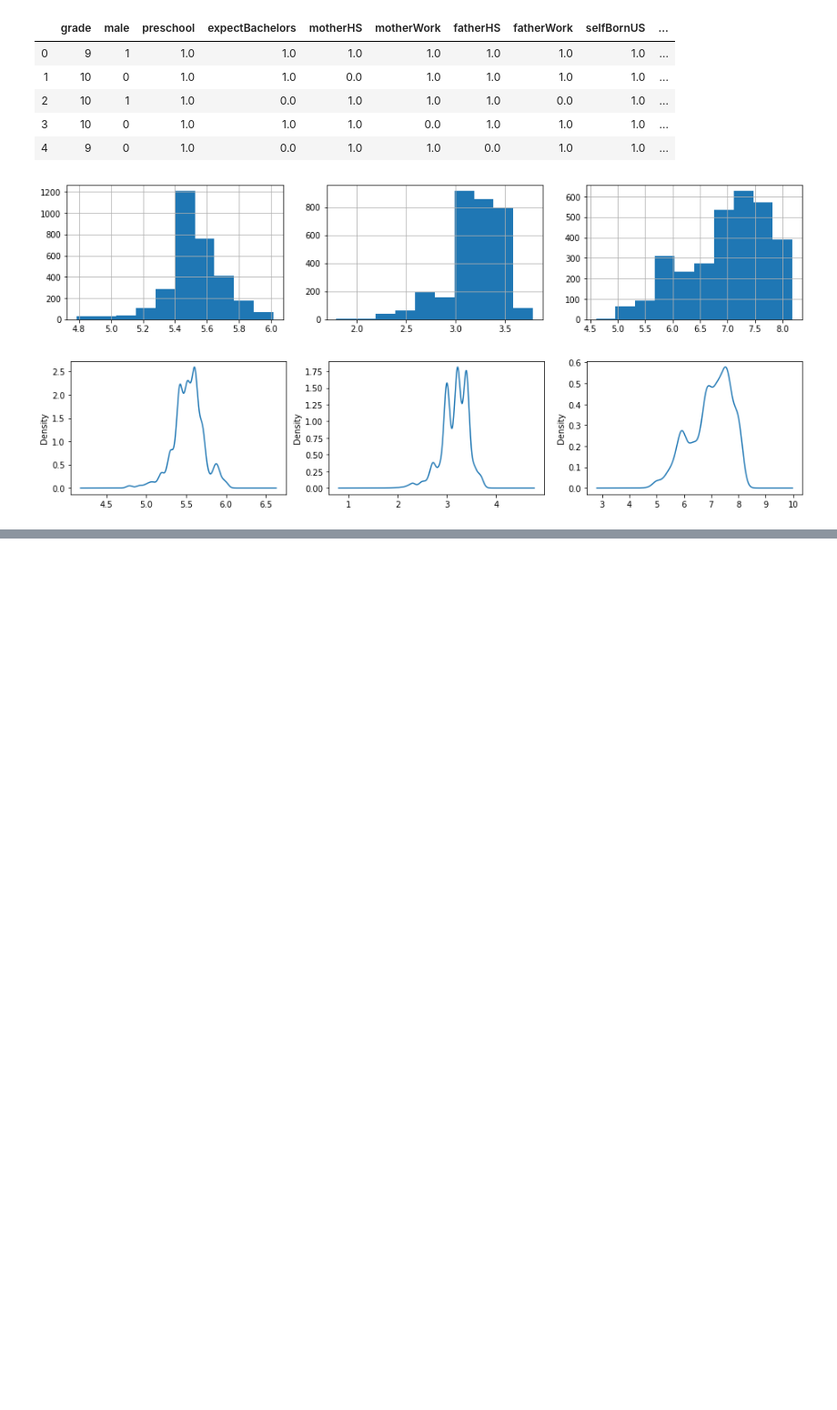
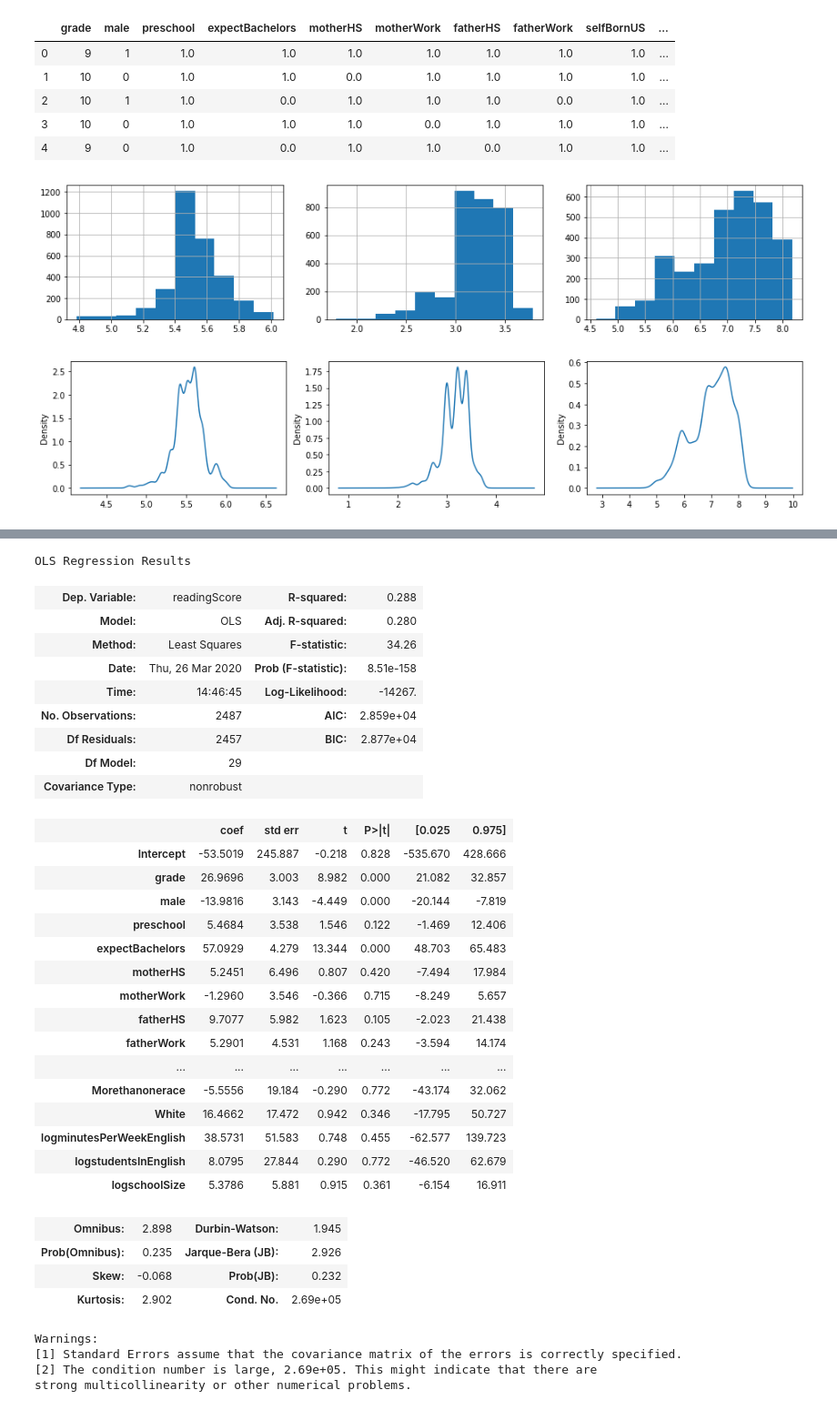
Before and after one commit to gabbyflabby/Test_Scores, a Jupyter notebook: Regression Model.ipynb, the cells around one changed output, grey strips where cells are left out. Shown at 91% size. Saved outputs shown, nothing was run; the diff lists cells and outputs as text; code cells hidden in the pictures; blank space fills up the shorter version.

Commit message:
first model built

```diff
--- a/Regression Model.ipynb
+++ b/Regression Model.ipynb
@@ -83 +93,3 @@ dropped_col.append('motherBornUS')
+# %%
+dropped_col.append('Native Hawaiian/Other Pacific Islander')
 # %% [markdown]
@@ -144,0 +165,3 @@ for xcol, ax in zip(transformed, axes):
+# %%
+features = df.drop(columns=dropped_col)
+features.head()
@@ -144,0 +175,7 @@ for xcol, ax in zip(transformed, axes):
+# %%
+#call train_test_split on the data and capture the results
+X_train, X_test, y_train, y_test = train_test_split(features, target, random_state=34,test_size=0.2)
+
+#check the shape of the results
+print("Training set - Features: ", X_train.shape, "Target: ", y_train.shape)
+print("Testing set - Features: ", X_test.shape, "Target: ",y_test.shape)
@@ -144,0 +211,52 @@ for xcol, ax in zip(transformed, axes):
+# %%
+def build_formula(target,features):
+    """Return formula string for given target and feature dataframes."""
+    formula = f"{target.name}~"
+    i = 0
+    for name in features.columns:
+        fixed_name = re.sub(r"[^a-zA-Z0-9]+", '', name)
+        features.rename(columns={name: fixed_name},inplace=True)
+        if i == 0:
+            formula += fixed_name
+            i = 1
+        else:
+            formula += f"+{fixed_name}"
+    return formula
+# %%
+model = ols(formula=build_formula(y_train,X_train), data=pd.concat([X_train,y_train],axis=1)).fit()
+model.summary()
+# %% [output]
+OLS Regression Results
+| Dep. Variable: | readingScore | R-squared: | 0.288 |
+| Model: | OLS | Adj. R-squared: | 0.280 |
+| Method: | Least Squares | F-statistic: | 34.26 |
+| Date: | Thu, 26 Mar 2020 | Prob (F-statistic): | 8.51e-158 |
+| Time: | 14:46:45 | Log-Likelihood: | -14267. |
+| No. Observations: | 2487 | AIC: | 2.859e+04 |
+| Df Residuals: | 2457 | BIC: | 2.877e+04 |
+| Df Model: | 29 |  |  |
+| Covariance Type: | nonrobust |  |  |
+|  | coef | std err | t | P>|t| | [0.025 | 0.975] |
+| Intercept | -53.5019 | 245.887 | -0.218 | 0.828 | -535.670 | 428.666 |
+| grade | 26.9696 | 3.003 | 8.982 | 0.000 | 21.082 | 32.857 |
+| male | -13.9816 | 3.143 | -4.449 | 0.000 | -20.144 | -7.819 |
+| preschool | 5.4684 | 3.538 | 1.546 | 0.122 | -1.469 | 12.406 |
+| expectBachelors | 57.0929 | 4.279 | 13.344 | 0.000 | 48.703 | 65.483 |
+| motherHS | 5.2451 | 6.496 | 0.807 | 0.420 | -7.494 | 17.984 |
+| motherWork | -1.2960 | 3.546 | -0.366 | 0.715 | -8.249 | 5.657 |
+| fatherHS | 9.7077 | 5.982 | 1.623 | 0.105 | -2.023 | 21.438 |
+| fatherWork | 5.2901 | 4.531 | 1.168 | 0.243 | -3.594 | 14.174 |
+| ... | ... | ... | ... | ... | ... | ... |
+| Morethanonerace | -5.5556 | 19.184 | -0.290 | 0.772 | -43.174 | 32.062 |
+| White | 16.4662 | 17.472 | 0.942 | 0.346 | -17.795 | 50.727 |
+| logminutesPerWeekEnglish | 38.5731 | 51.583 | 0.748 | 0.455 | -62.577 | 139.723 |
+| logstudentsInEnglish | 8.0795 | 27.844 | 0.290 | 0.772 | -46.520 | 62.679 |
+| logschoolSize | 5.3786 | 5.881 | 0.915 | 0.361 | -6.154 | 16.911 |
+| Omnibus: | 2.898 | Durbin-Watson: | 1.945 |
+| Prob(Omnibus): | 0.235 | Jarque-Bera (JB): | 2.926 |
+| Skew: | -0.068 | Prob(JB): | 0.232 |
+| Kurtosis: | 2.902 | Cond. No. | 2.69e+05 |
+Warnings:
+[1] Standard Errors assume that the covariance matrix of the errors is correctly specified.
+[2] The condition number is large, 2.69e+05. This might indicate that there are
+strong multicollinearity or other numerical problems.
```
Also changed, not shown: parts of 21 cells of this notebook.
